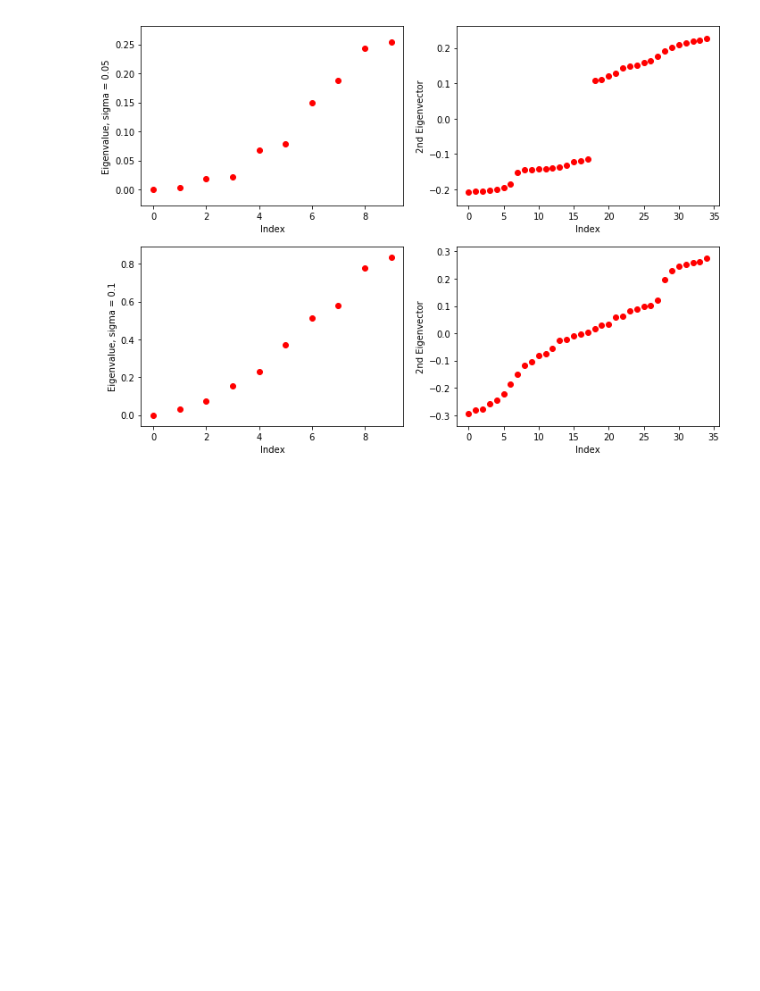
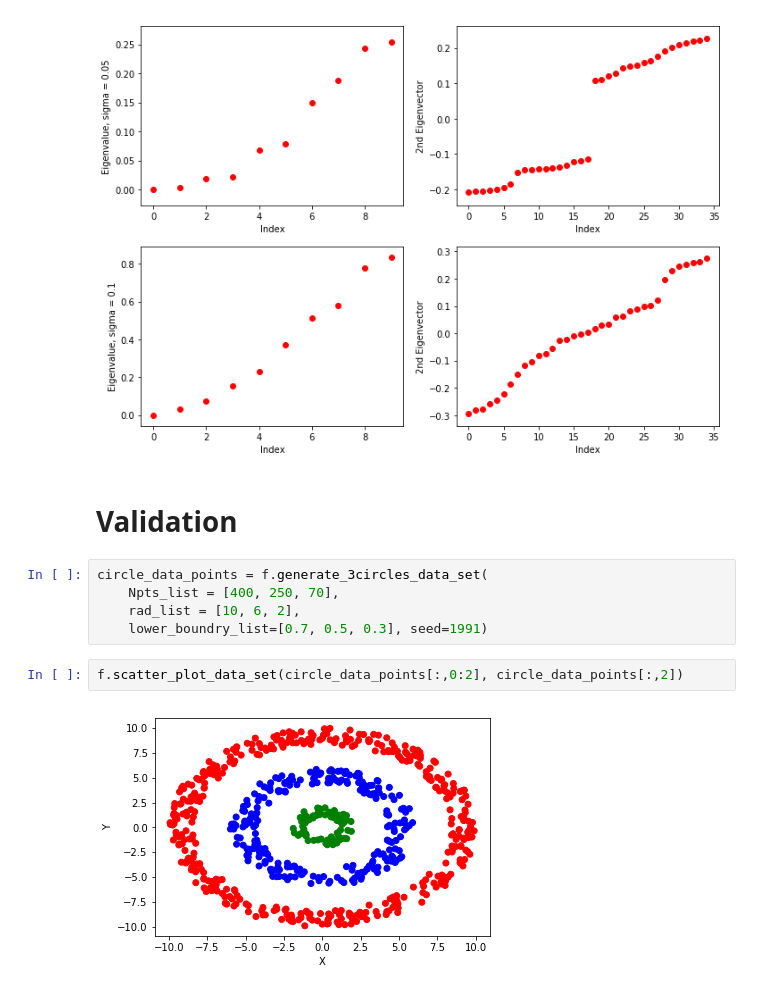
Before and after one commit to msarrias/spectral-clustering, a Jupyter notebook: playground.ipynb, the cells around one changed output. Cells and saved outputs as stored; diff of their text form; blank space fills up the shorter version.

Commit message:
added circle data generation function for validation

```diff
--- a/playground.ipynb
+++ b/playground.ipynb
@@ -328,3 +327,14 @@ plt.ylabel ('2nd Eigenvector')
 plt.show()
 # %% [output]
 [figure]
+# %% [markdown]
+# Validation
+# %%
+circle_data_points = f.generate_3circles_data_set(
+    Npts_list = [400, 250, 70],
+    rad_list = [10, 6, 2],
+    lower_boundry_list=[0.7, 0.5, 0.3], seed=1991)
+# %%
+f.scatter_plot_data_set(circle_data_points[:,0:2], circle_data_points[:,2])
+# %% [output]
+[figure, added]
```
Also changed, not shown: parts of 1 cell of this notebook, 1 other file.
